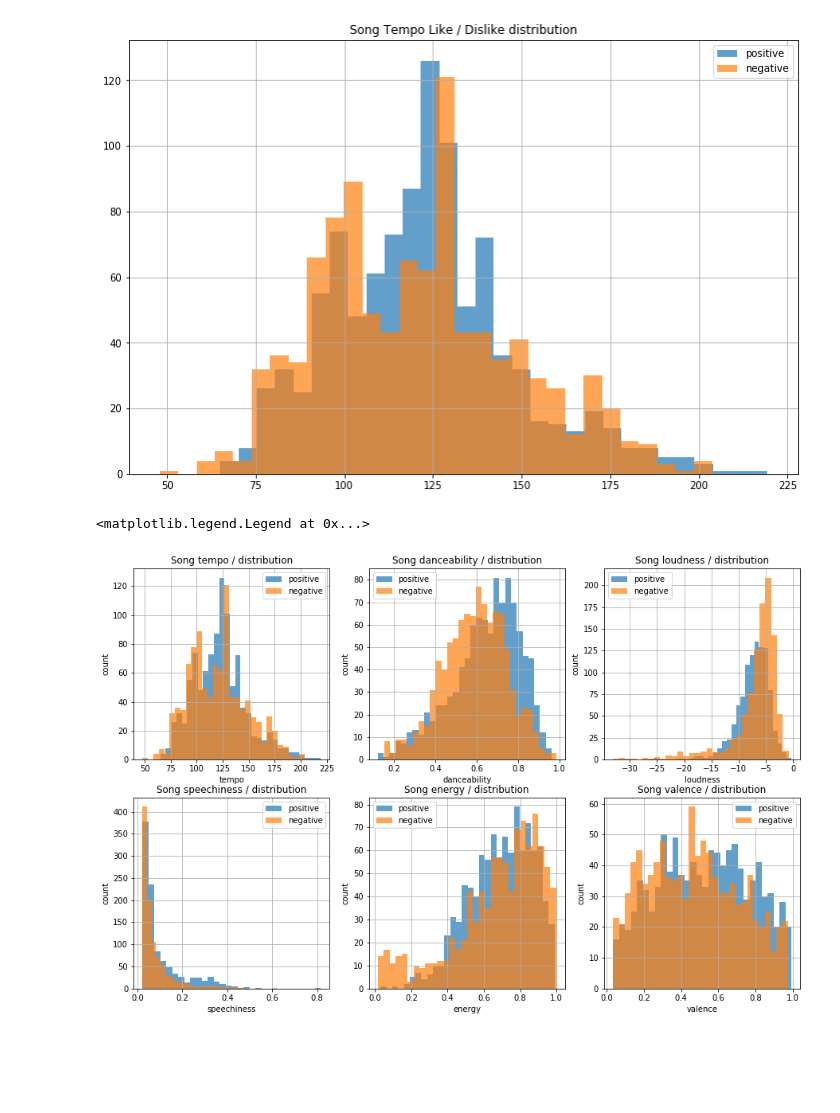
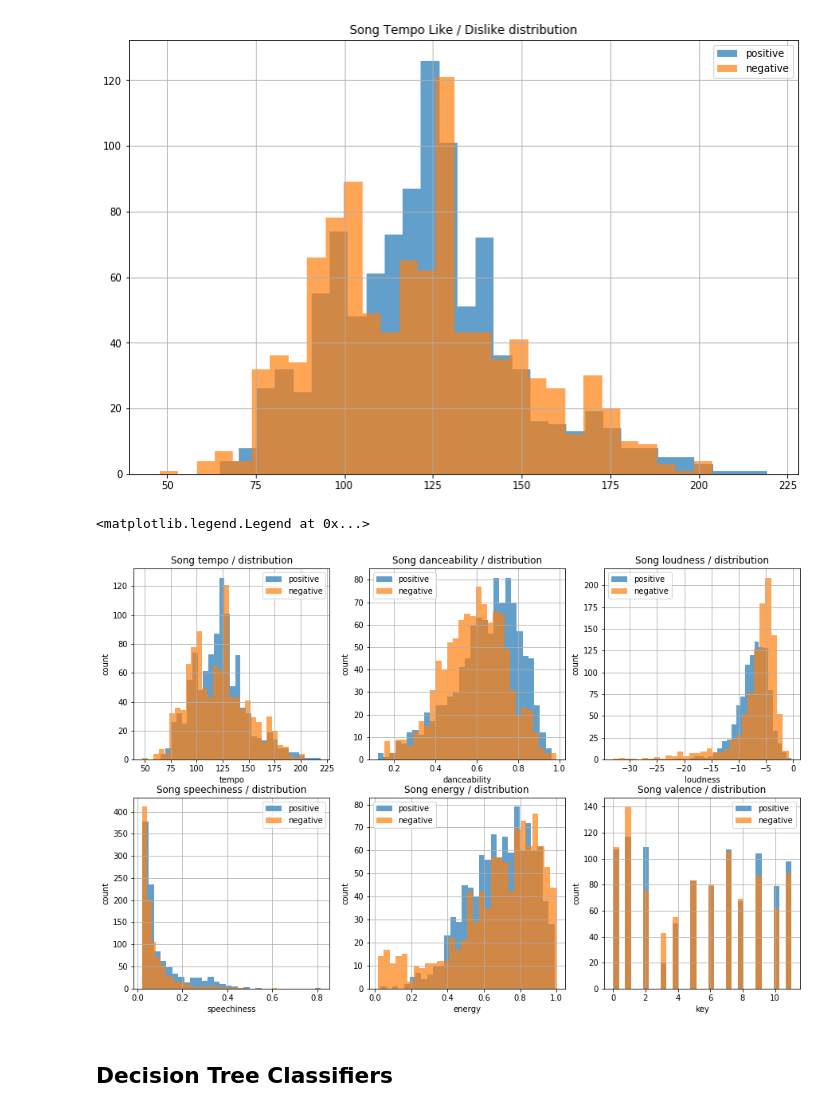
Before and after one commit to robinkiplangat/deliberate_practice, a Jupyter notebook: jupyter notebooks/ML_spotify_EDA/spotify_EDA.ipynb, the cells around one changed output. Drawn from its saved outputs; the diff is of its cells as text; code cells hidden in the pictures; blank space fills up the shorter version.

Commit message:
train and visualize sample data

```diff
--- a/jupyter notebooks/ML_spotify_EDA/spotify_EDA.ipynb
+++ b/jupyter notebooks/ML_spotify_EDA/spotify_EDA.ipynb
@@ -85,8 +92,8 @@ neg_speech = data[data['target'] == 0]['speechiness']
 pos_energy = data[data['target'] == 1]['energy']
 neg_energy = data[data['target'] == 0]['energy']
 
-pos_valence = data[data['target'] == 1]['valence']
-neg_valence = data[data['target'] == 0]['valence']
+pos_key = data[data['target'] == 1]['key']
+neg_key = data[data['target'] == 0]['key']
 # %%
 fig = plt.figure(figsize=(12,8))
 plt.title('Song Tempo Like / Dislike distribution')
@@ -123,35 +130,37 @@ ax4.set_xlabel('loudness')
 ax4.set_ylabel('count')
 ax4.set_title('Song loudness / distribution')
 pos_loud.hist(alpha=0.7, bins=30,  label='positive')
 neg_loud.hist(alpha=0.7, bins=30,  label='negative')
 plt.legend(loc = "best")
 
 # speechiness
 ax5 = fig2.add_subplot(334)
 ax5.set_xlabel('speechiness')
 ax5.set_ylabel('count')
 ax5.set_title('Song speechiness / distribution')
 pos_speech.hist(alpha=0.7, bins=30,  label='positive')
 neg_speech.hist(alpha=0.7, bins=30,  label='negative')
 plt.legend(loc = "best")
 
 # energy
 ax6 = fig2.add_subplot(335)
 ax6.set_xlabel('energy')
 ax6.set_ylabel('count')
 ax6.set_title('Song energy / distribution')
 pos_energy.hist(alpha=0.7, bins=30,  label='positive')
 neg_energy.hist(alpha=0.7, bins=30,  label='negative')
 plt.legend(loc = "best")
 
-# valence
+# key
 ax6 = fig2.add_subplot(336)
-ax6.set_xlabel('valence')
+ax6.set_xlabel('key')
 ax6.set_ylabel('count')
 ax6.set_title('Song valence / distribution')
-pos_valence.hist(alpha=0.7, bins=30,  label='positive')
-neg_valence.hist(alpha=0.7, bins=30,  label='negative')
+pos_key.hist(alpha=0.7, bins=30,  label='positive')
+neg_key.hist(alpha=0.7, bins=30,  label='negative')
 plt.legend(loc = "best")
 # %% [output]
 <matplotlib.legend.Legend at 0x...>
-[figure, old version]
+[figure, new version]
+# %% [markdown]
+## Decision Tree Classifiers
```
Also changed, not shown: parts of 8 cells of this notebook.
